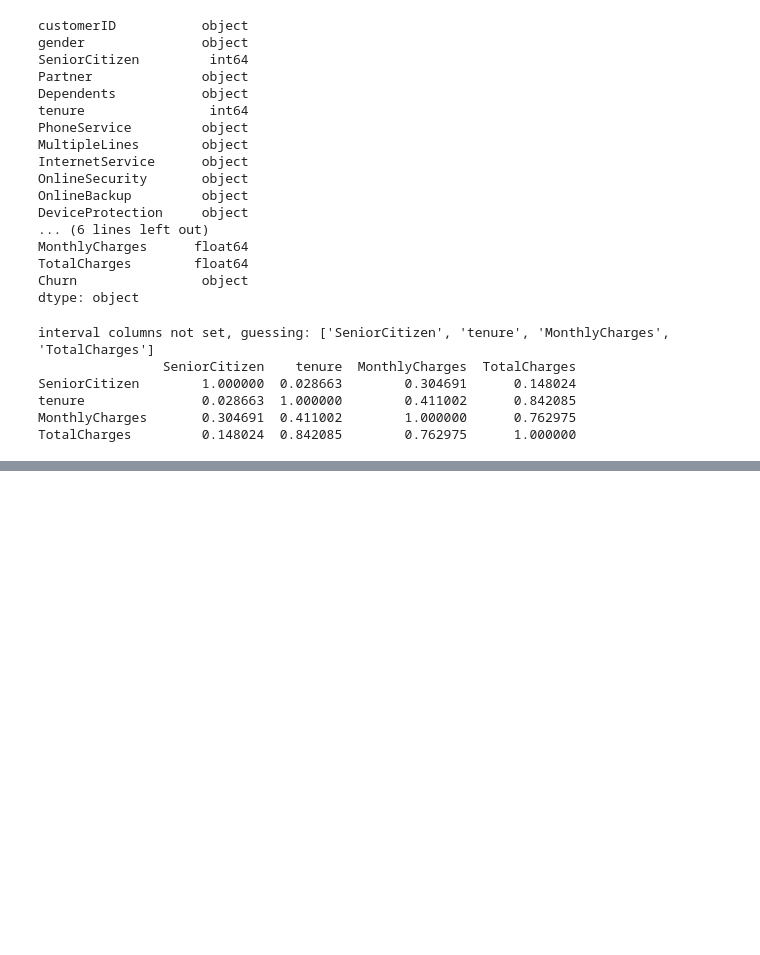
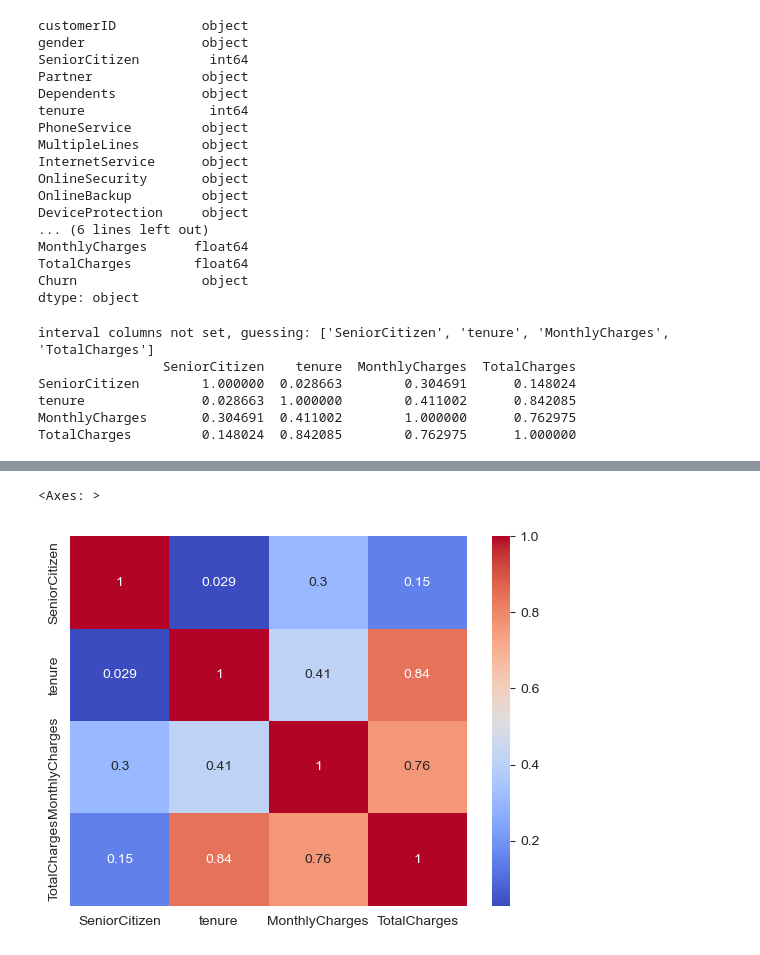
Before and after one commit to DeniseLeah/telcom_churn, a Jupyter notebook: simple.ipynb, the cells around one changed output, grey strips where cells are left out. Cells and saved outputs as stored; diff of their text form; code cells hidden in the pictures; blank space fills up the shorter version.

```diff
--- a/simple.ipynb
+++ b/simple.ipynb
@@ -202,0 +204,5 @@ plt.show()
+# %%
+sns.heatmap(phik_corr, annot=True, cmap='coolwarm')
+# %% [output]
+<Axes: >
+[figure, added]
```
Also changed, not shown: parts of 9 cells of this notebook, 1 other file.
